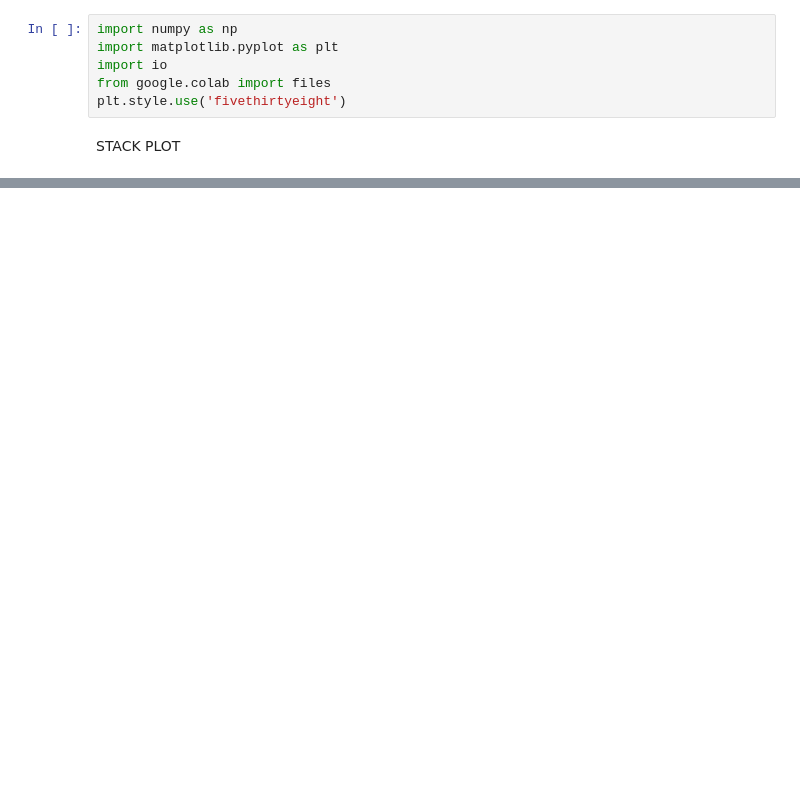
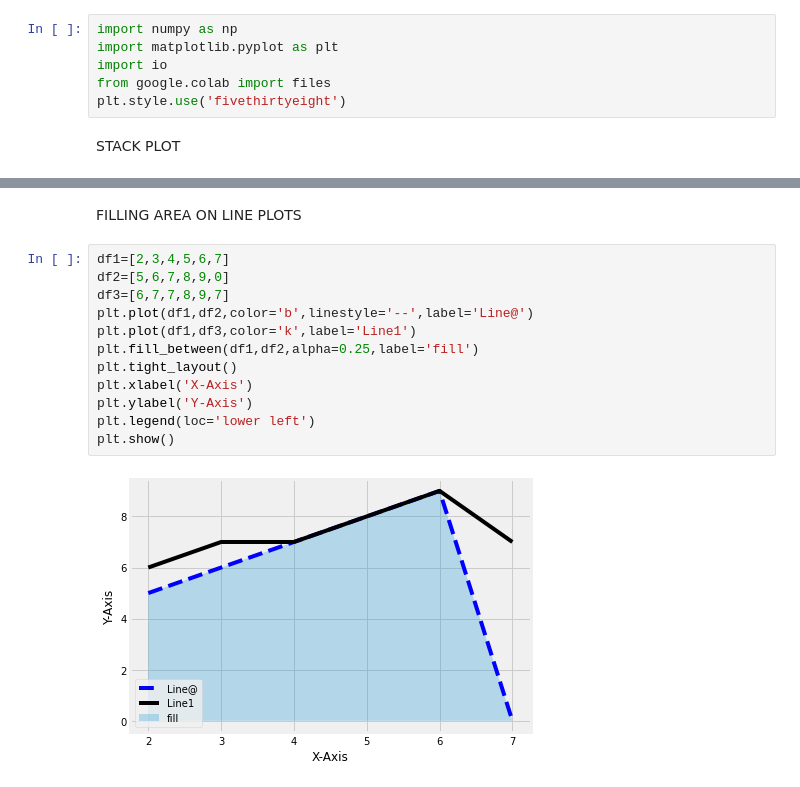
Before and after one commit to DataCrusade1999/Python, a Jupyter notebook: Matplotlib(Colab1).ipynb, the cells around one changed output, grey strips where cells are left out. Drawn from its saved outputs; the diff is of its cells as text; blank space fills up the shorter version.

```diff
--- a/Matplotlib(Colab1).ipynb
+++ b/Matplotlib(Colab1).ipynb
@@ -24,0 +25,16 @@ plt.show()
+# %% [markdown]
+FILLING AREA ON LINE PLOTS
+# %%
+df1=[2,3,4,5,6,7]
+df2=[5,6,7,8,9,0]
+df3=[6,7,7,8,9,7]
+plt.plot(df1,df2,color='b',linestyle='--',label='Line@')
+plt.plot(df1,df3,color='k',label='Line1')
+plt.fill_between(df1,df2,alpha=0.25,label='fill')
+plt.tight_layout()
+plt.xlabel('X-Axis')
+plt.ylabel('Y-Axis')
+plt.legend(loc='lower left')
+plt.show()
+# %% [output]
+[figure, added]
```
Also changed, not shown: parts of 1 cell of this notebook.
